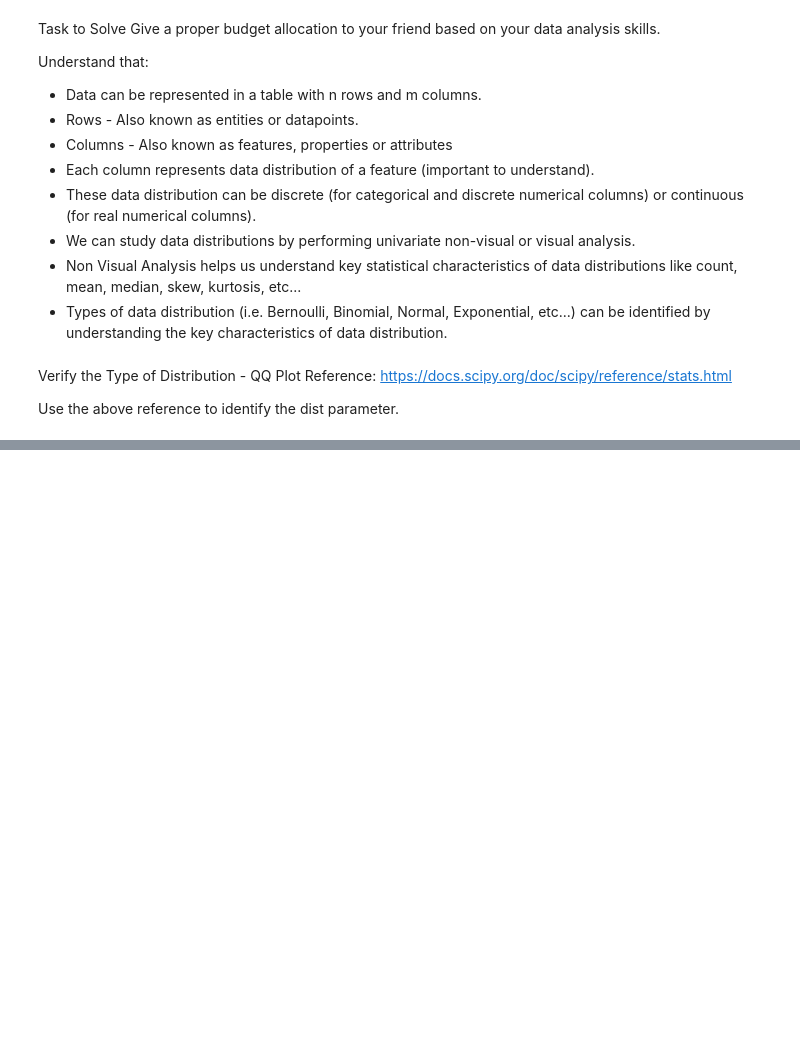
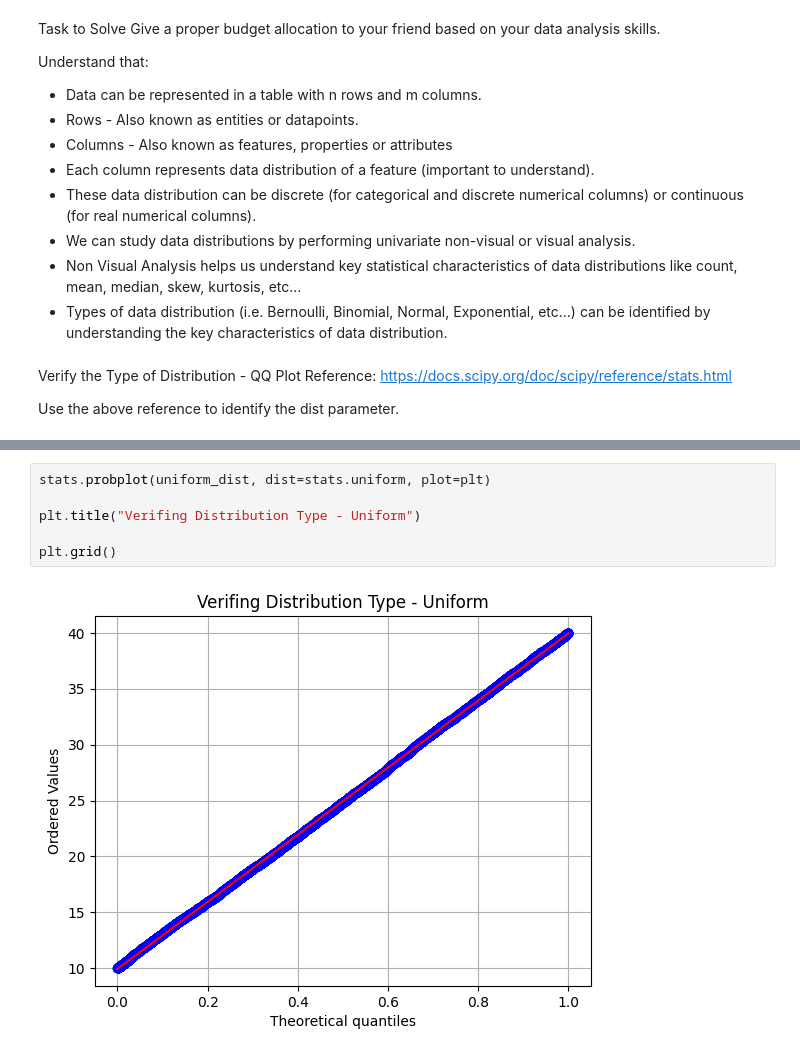
Before and after one commit to Tolash123/Machine_learning_and_Deep_learning, a Jupyter notebook: Module3-Advance Data analysis and statistics/1. Data Distributions/distribution_introduction.ipynb, the cells around one changed output, grey strips where cells are left out. Cells and saved outputs as stored; diff of their text form; blank space fills up the shorter version.

Commit message:
distribution

```diff
--- a/Module3-Advance Data analysis and statistics/1. Data Distributions/distribution_introduction.ipynb
+++ b/Module3-Advance Data analysis and statistics/1. Data Distributions/distribution_introduction.ipynb
@@ -903,0 +908,8 @@ plt.grid()
+# %%
+stats.probplot(uniform_dist, dist=stats.uniform, plot=plt)
+
+plt.title("Verifing Distribution Type - Uniform")
+
+plt.grid()
+# %% [output]
+[figure, added]
```
Also changed, not shown: parts of 36 cells of this notebook.
